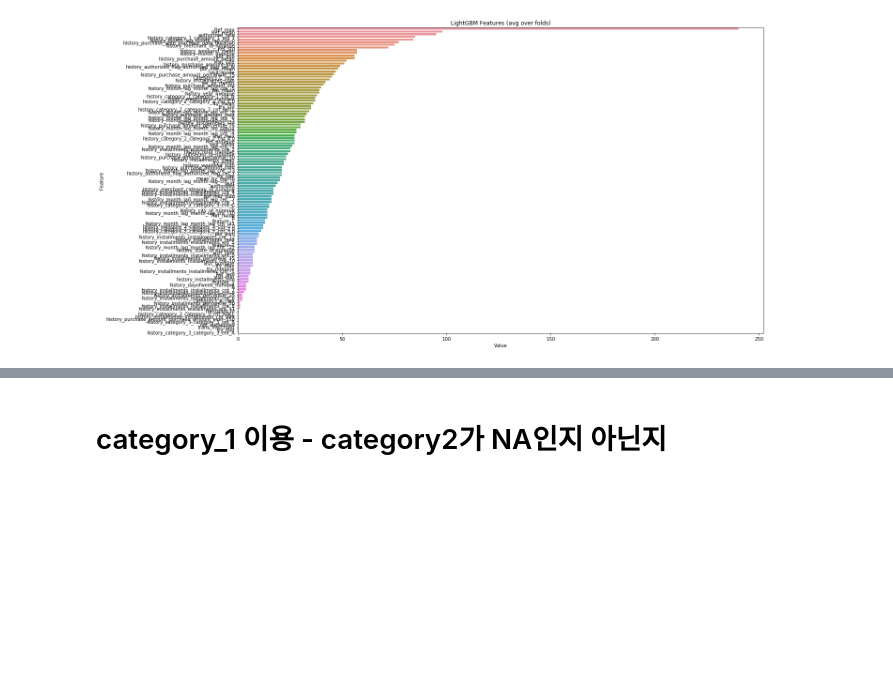
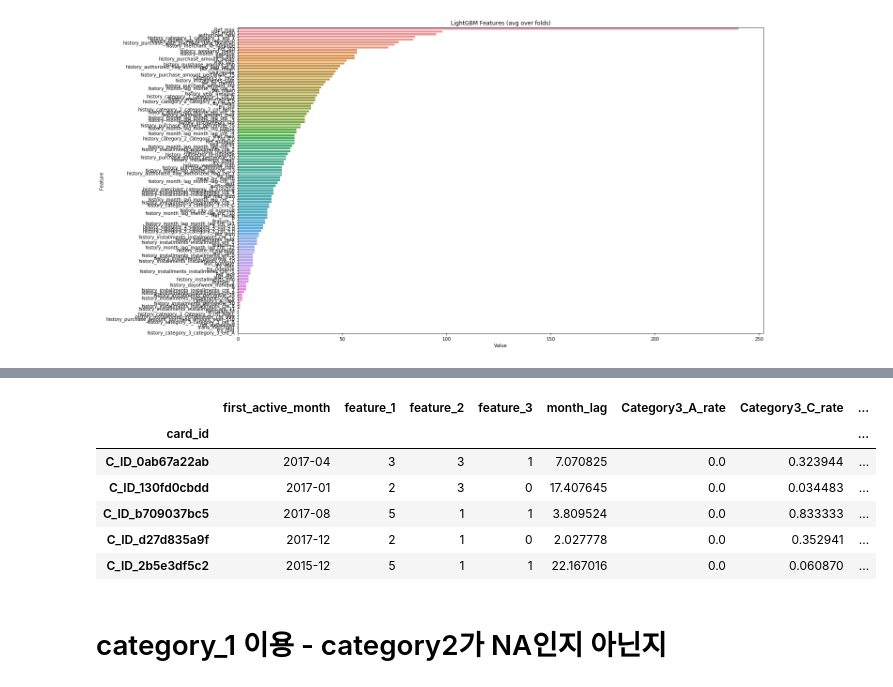
Before and after one commit to miniii222/kaggle, a Jupyter notebook: Elo_Merchant_Category_Recommendation/modeling/2-6.New_Feature_transaction2.ipynb, the cells around one changed output, grey strips where cells are left out. Saved outputs shown, nothing was run; the diff lists cells and outputs as text; code cells hidden in the pictures; blank space fills up the shorter version.

```diff
--- a/Elo_Merchant_Category_Recommendation/modeling/2-6.New_Feature_transaction2.ipynb
+++ b/Elo_Merchant_Category_Recommendation/modeling/2-6.New_Feature_transaction2.ipynb
@@ -454,0 +510,15 @@ lgb_pred = pd.DataFrame(lgb_pred, index=test.index, columns=['target'])
+# %%
+test = test.join(by_month_lag)
+test = test.join(category3_count[['Category3_A_rate','Category3_C_rate']])
+test = test.join(purchase_merchant[['pur_mer_sum','pur_mer_mean']])
+test = test.join(trans_merchant['trans_merchant'])
+# %%
+test.head()
+# %% [output]
+|  | first_active_month | feature_1 | feature_2 | feature_3 | month_lag | Category3_A_rate | Category3_C_rate | ... |
+| card_id |  |  |  |  |  |  |  | ... |
+| C_ID_0ab67a22ab | 2017-04 | 3 | 3 | 1 | 7.070825 | 0.0 | 0.323944 | ... |
+| C_ID_130fd0cbdd | 2017-01 | 2 | 3 | 0 | 17.407645 | 0.0 | 0.034483 | ... |
+| C_ID_b709037bc5 | 2017-08 | 5 | 1 | 1 | 3.809524 | 0.0 | 0.833333 | ... |
+| C_ID_d27d835a9f | 2017-12 | 2 | 1 | 0 | 2.027778 | 0.0 | 0.352941 | ... |
+| C_ID_2b5e3df5c2 | 2015-12 | 5 | 1 | 1 | 22.167016 | 0.0 | 0.060870 | ... |
```
Also changed, not shown: parts of 14 cells of this notebook, 1 other file.
